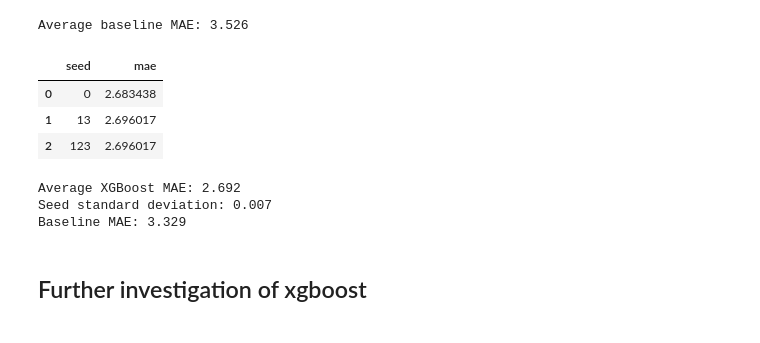
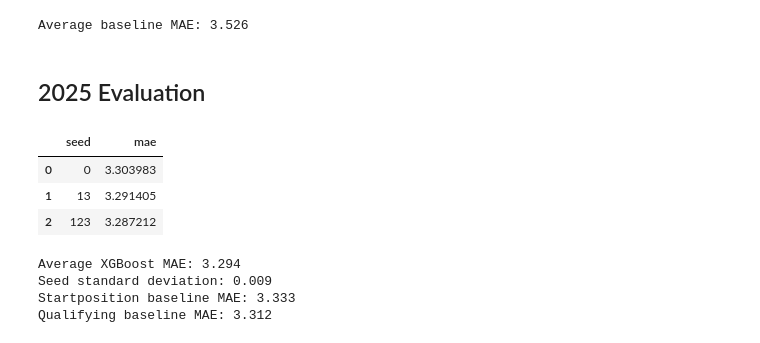
Before and after one commit to ramun-numar/f1-project, a Jupyter notebook: analysis.ipynb, the cells around one changed output. Saved outputs shown, nothing was run; the diff lists cells and outputs as text; code cells hidden in the pictures.

```diff
--- a/analysis.ipynb
+++ b/analysis.ipynb
@@ -507,7 +507,7 @@ cv_results = []
 # split 3: 2019 - 23 train, 2024 valid
 for split in cv_splits:
     train = split["train"]
-    valid = split["valid"]
+    valid = split["valid"].sort_values(["raceId", "driverId"])
 
 
     # each fold trains its own model. Clone clones the whole pipeline from model, s.t. no model learns from the others
@@ -578,7 +578,7 @@ cv_results = []
 
 for split in cv_splits:
     train = split["train"]
-    valid = split["valid"]
+    valid = split["valid"].sort_values(["raceId", "driverId"])
 
     fold_model = clone(model)
 
@@ -634,7 +634,7 @@ cv_results = []
 
 for split in cv_splits:
     train = split["train"]
-    valid = split["valid"]
+    valid = split["valid"].sort_values(["raceId", "driverId"])
 
     fold_model = clone(model)
 
@@ -830,11 +833,13 @@ print("Average baseline MAE:",round(baseline_results_df["mae"].mean(), 3))
 | 1 | 2023 | 3.729977 |
 | 2 | 2024 | 2.893528 |
 Average baseline MAE: 3.526
+# %% [markdown]
+## 2025 Evaluation
 # %%
 train_final = model_data[model_data["year"].between(2020, 2024)].copy()
 
 # splited in the split for CV section
-test_final = test_data
+test_final = test_data.sort_values(["raceId", "driverId"])
 
 features = numeric_features + categorical_features
 
@@ -859,39 +864,47 @@ for seed in [0, 13, 123]:
     # fit the model
     final_model.fit(train_final[features], train_final["finish_fraction"])
 
 
     # predict the positions scores
     predictions = pd.Series(final_model.predict(test_final[features]), index=test_final.index)
 
     # rank the scores ascending
     positions = predictions.groupby(test_final["raceId"]).rank(method="first")
 
     # store the predictions in the according seed column for potential further investigation
     test_predictions[f"prediction_seed_{seed}"] = positions
 
     # store the mean average error in the result list
     test_results.append({"seed": seed, "mae": mean_absolute_error(test_final["positionDisplayOrder"], positions)})
 
 # create the baseline model on the same 2025 observations
 baseline_scores = (test_final["gridPositionNumber"])
 
 baseline_positions = baseline_scores.groupby(test_final["raceId"]).rank(method="first")
 
 baseline_mae = mean_absolute_error(test_final["positionDisplayOrder"], baseline_positions)
 
+# create an other baseline (which some studies argue is the better one) to check our model with
+
+quali_scores = test_final["qualificationPositionNumber"].fillna(float("inf"))       # float("inf") makes sure that drivers with missing values get appended at the end of the grid
+quali_positions = quali_scores.groupby(test_final["raceId"]).rank(method="first")   # creates the prediction
+
+quali_mae = mean_absolute_error(test_final["positionDisplayOrder"], quali_positions)
+
+
 test_results_df = pd.DataFrame(test_results)
 display(test_results_df)
 
 print("Average XGBoost MAE:", round(test_results_df["mae"].mean(), 3))
 print("Seed standard deviation:", round(test_results_df["mae"].std(), 3))
-print("Baseline MAE:", round(baseline_mae, 3))
+print("Startposition baseline MAE:", round(baseline_mae, 3))
+print("Qualifying baseline MAE:", round(quali_mae, 3))
 # %% [output]
 |  | seed | mae |
-| 0 | 0 | 2.683438 |
-| 1 | 13 | 2.696017 |
-| 2 | 123 | 2.696017 |
+| 0 | 0 | 3.303983 |
+| 1 | 13 | 3.291405 |
+| 2 | 123 | 3.287212 |
-Average XGBoost MAE: 2.692
-Seed standard deviation: 0.007
-Baseline MAE: 3.329
+Average XGBoost MAE: 3.294
+Seed standard deviation: 0.009
+Startposition baseline MAE: 3.333
+Qualifying baseline MAE: 3.312
-# %% [markdown]
-## Further investigation of xgboost
```
Also changed, not shown: parts of 18 cells of this notebook, 1 other file.
